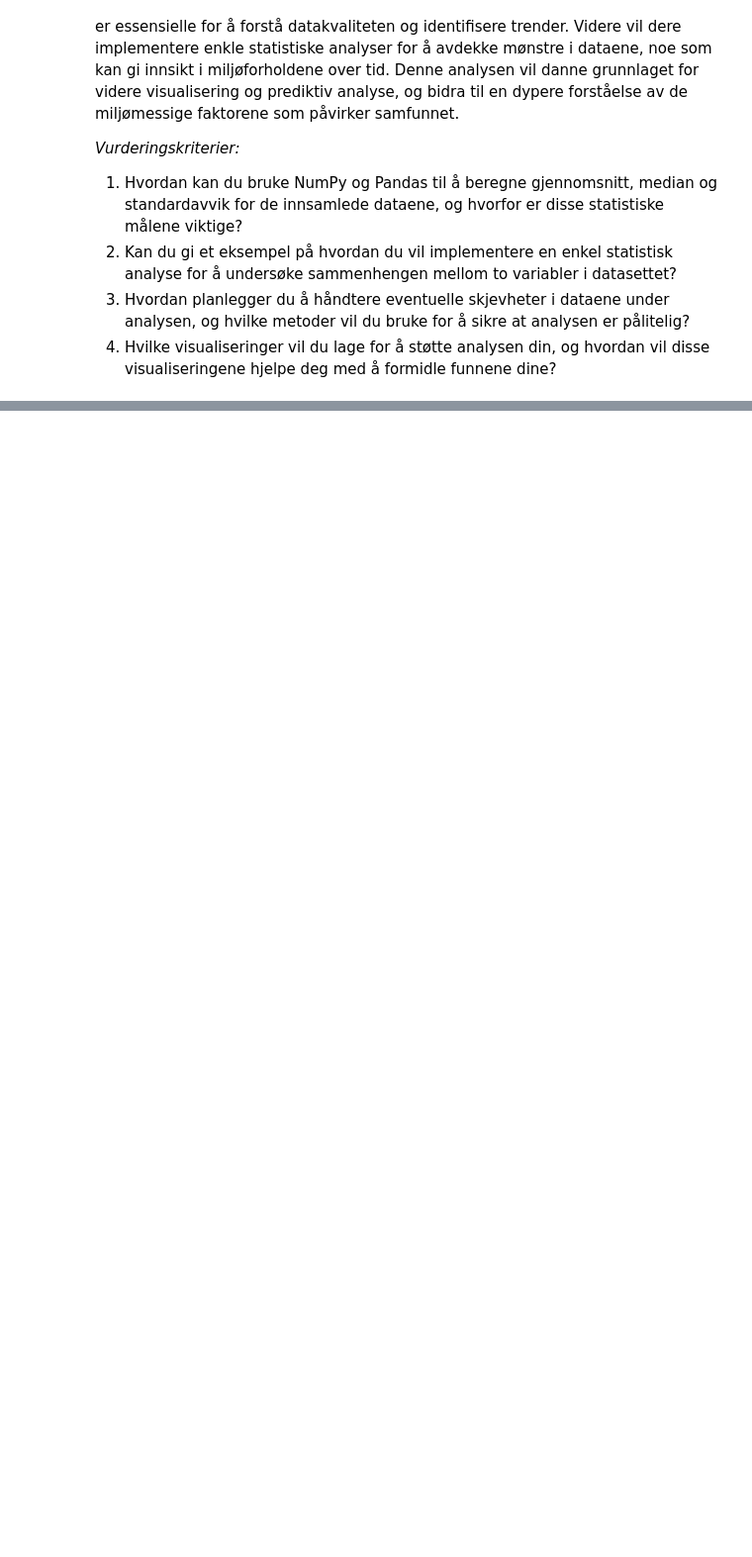
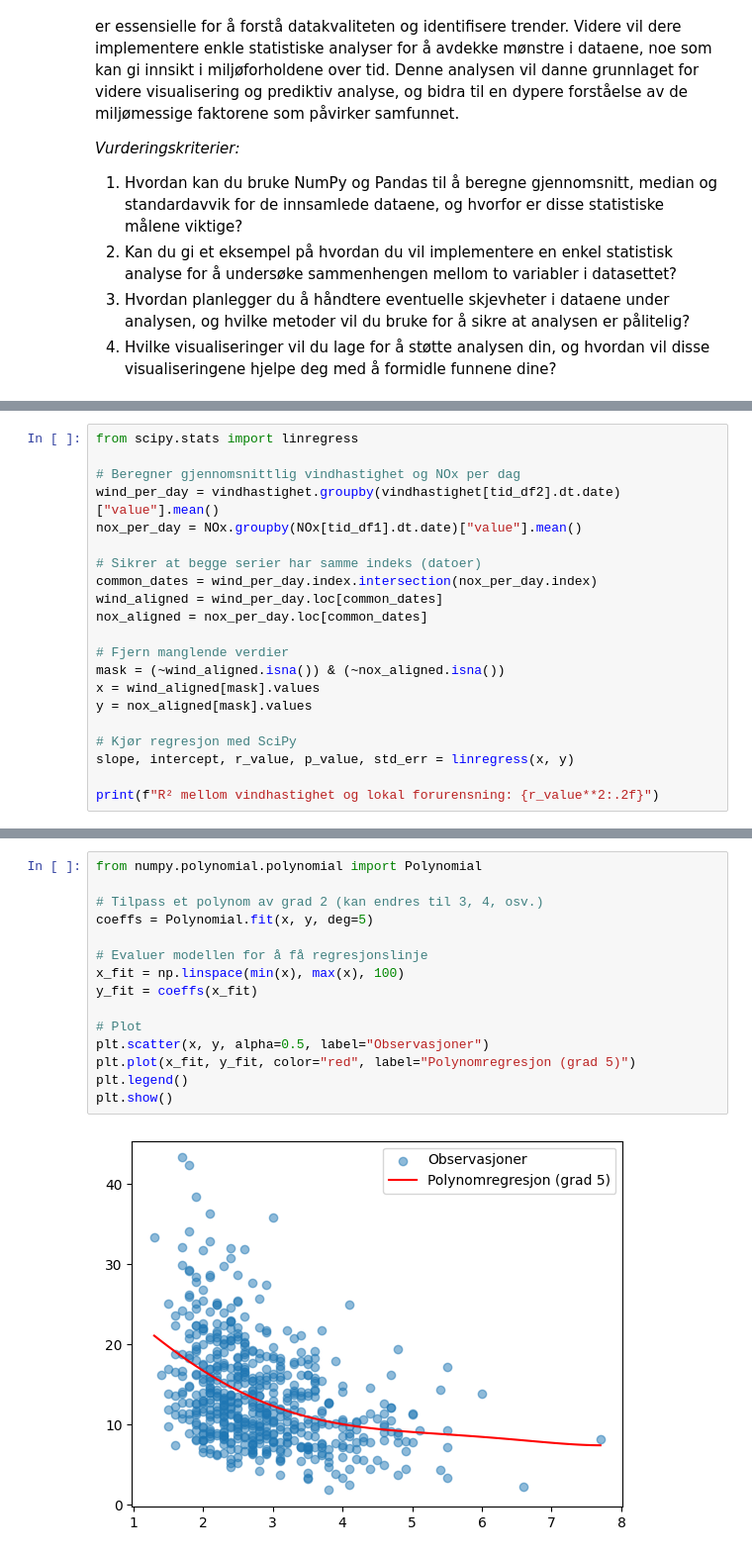
Before and after one commit to andre-hegre/Miljoeanalyse, a Jupyter notebook: proj_environment-main/notebooks/Dataanalyse.ipynb, the cells around one changed output, grey strips where cells are left out. Shown: that part at 99% size. Cells and saved outputs as stored; diff of their text form; blank space fills up the shorter version.

```diff
--- a/proj_environment-main/notebooks/Dataanalyse.ipynb
+++ b/proj_environment-main/notebooks/Dataanalyse.ipynb
@@ -300,0 +194,21 @@ Merk at her skrives det i markdown, og ikke kode
+# %%
+from scipy.stats import linregress
+
+# Beregner gjennomsnittlig vindhastighet og NOx per dag
+wind_per_day = vindhastighet.groupby(vindhastighet[tid_df2].dt.date)["value"].mean()
+nox_per_day = NOx.groupby(NOx[tid_df1].dt.date)["value"].mean()
+
+# Sikrer at begge serier har samme indeks (datoer)
+common_dates = wind_per_day.index.intersection(nox_per_day.index)
+wind_aligned = wind_per_day.loc[common_dates]
+nox_aligned = nox_per_day.loc[common_dates]
+
+# Fjern manglende verdier
+mask = (~wind_aligned.isna()) & (~nox_aligned.isna())
+x = wind_aligned[mask].values
+y = nox_aligned[mask].values
+
+# Kjør regresjon med SciPy
+slope, intercept, r_value, p_value, std_err = linregress(x, y)
+
+print(f"R² mellom vindhastighet og lokal forurensning: {r_value**2:.2f}")
@@ -300,0 +262,17 @@ Merk at her skrives det i markdown, og ikke kode
+# %%
+from numpy.polynomial.polynomial import Polynomial
+
+# Tilpass et polynom av grad 2 (kan endres til 3, 4, osv.)
+coeffs = Polynomial.fit(x, y, deg=5)
+
+# Evaluer modellen for å få regresjonslinje
+x_fit = np.linspace(min(x), max(x), 100)
+y_fit = coeffs(x_fit)
+
+# Plot
+plt.scatter(x, y, alpha=0.5, label="Observasjoner")
+plt.plot(x_fit, y_fit, color="red", label="Polynomregresjon (grad 5)")
+plt.legend()
+plt.show()
+# %% [output]
+[figure, added]
```
Also changed, not shown: parts of 40 cells of this notebook.
